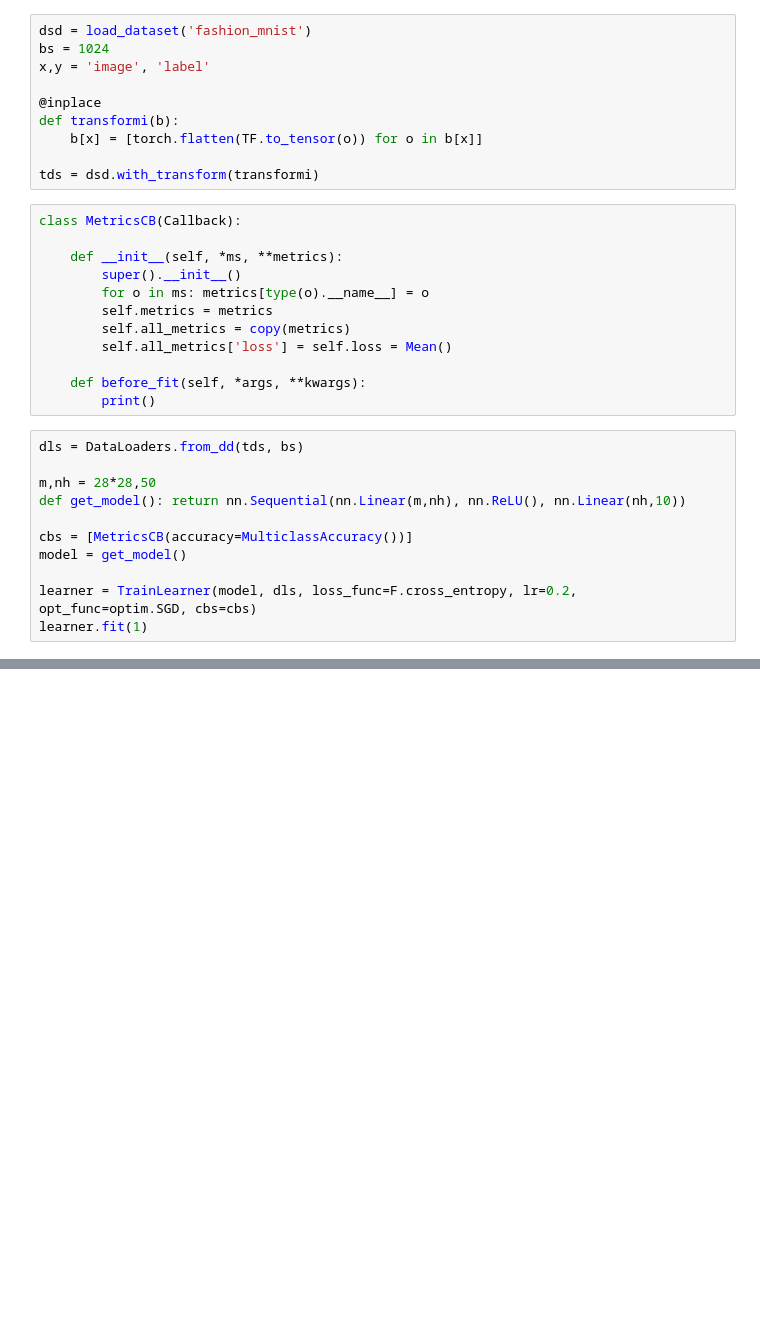
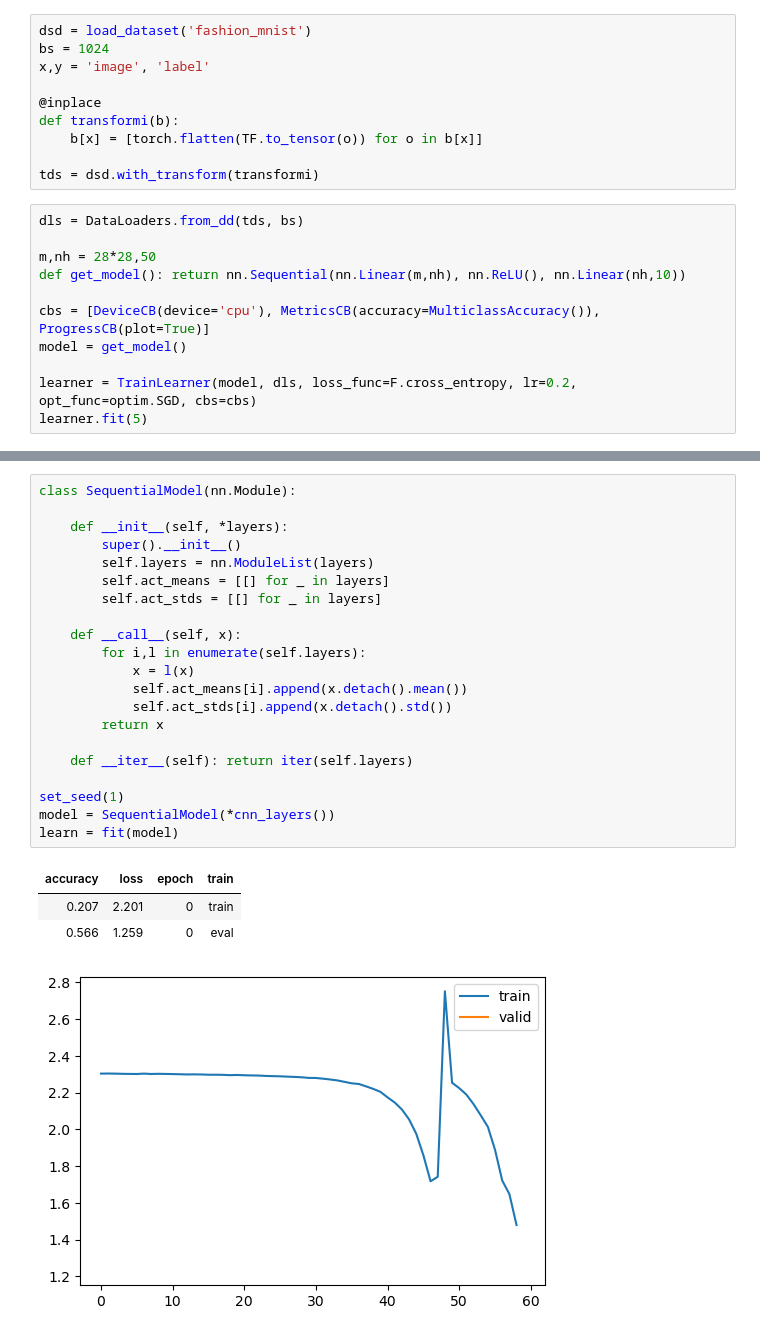
Before and after one commit to dimitarrskv/ai-shenaningans, a Jupyter notebook: fastai/index.ipynb, the cells around one changed output, grey strips where cells are left out. Cells and saved outputs as stored; diff of their text form; blank space fills up the shorter version.

Commit message:
callbacks

```diff
--- a/fastai/index.ipynb
+++ b/fastai/index.ipynb
@@ -113,27 +30,15 @@ def transformi(b):
     b[x] = [torch.flatten(TF.to_tensor(o)) for o in b[x]]
 
 tds = dsd.with_transform(transformi)
-# %%
-class MetricsCB(Callback):
-
-    def __init__(self, *ms, **metrics):
-        super().__init__()
-        for o in ms: metrics[type(o).__name__] = o
-        self.metrics = metrics
-        self.all_metrics = copy(metrics)
-        self.all_metrics['loss'] = self.loss = Mean()
-
-    def before_fit(self, *args, **kwargs):
-        print()
 # %%
 dls = DataLoaders.from_dd(tds, bs)
 
 m,nh = 28*28,50
 def get_model(): return nn.Sequential(nn.Linear(m,nh), nn.ReLU(), nn.Linear(nh,10))
 
-cbs = [MetricsCB(accuracy=MulticlassAccuracy())]
+cbs = [DeviceCB(device='cpu'), MetricsCB(accuracy=MulticlassAccuracy()), ProgressCB(plot=True)]
 model = get_model()
 
 learner = TrainLearner(model, dls, loss_func=F.cross_entropy, lr=0.2, opt_func=optim.SGD, cbs=cbs)
-learner.fit(1)
+learner.fit(5)
 # %% [output]
@@ -140,0 +88,26 @@ AttributeError: 'TrainLearner' object has no attribute 'calc_stats'
+# %%
+class SequentialModel(nn.Module):
+
+    def __init__(self, *layers):
+        super().__init__()
+        self.layers = nn.ModuleList(layers)
+        self.act_means = [[] for _ in layers]
+        self.act_stds = [[] for _ in layers]
+
+    def __call__(self, x):
+        for i,l in enumerate(self.layers):
+            x = l(x)
+            self.act_means[i].append(x.detach().mean())
+            self.act_stds[i].append(x.detach().std())
+        return x
+
+    def __iter__(self): return iter(self.layers)
+
+set_seed(1)
+model = SequentialModel(*cnn_layers())
+learn = fit(model)
+# %% [output]
+| accuracy | loss | epoch | train |
+| 0.207 | 2.201 | 0 | train |
+| 0.566 | 1.259 | 0 | eval |
+[figure, added]
```
Also changed, not shown: parts of 16 cells of this notebook, 5 other files.
